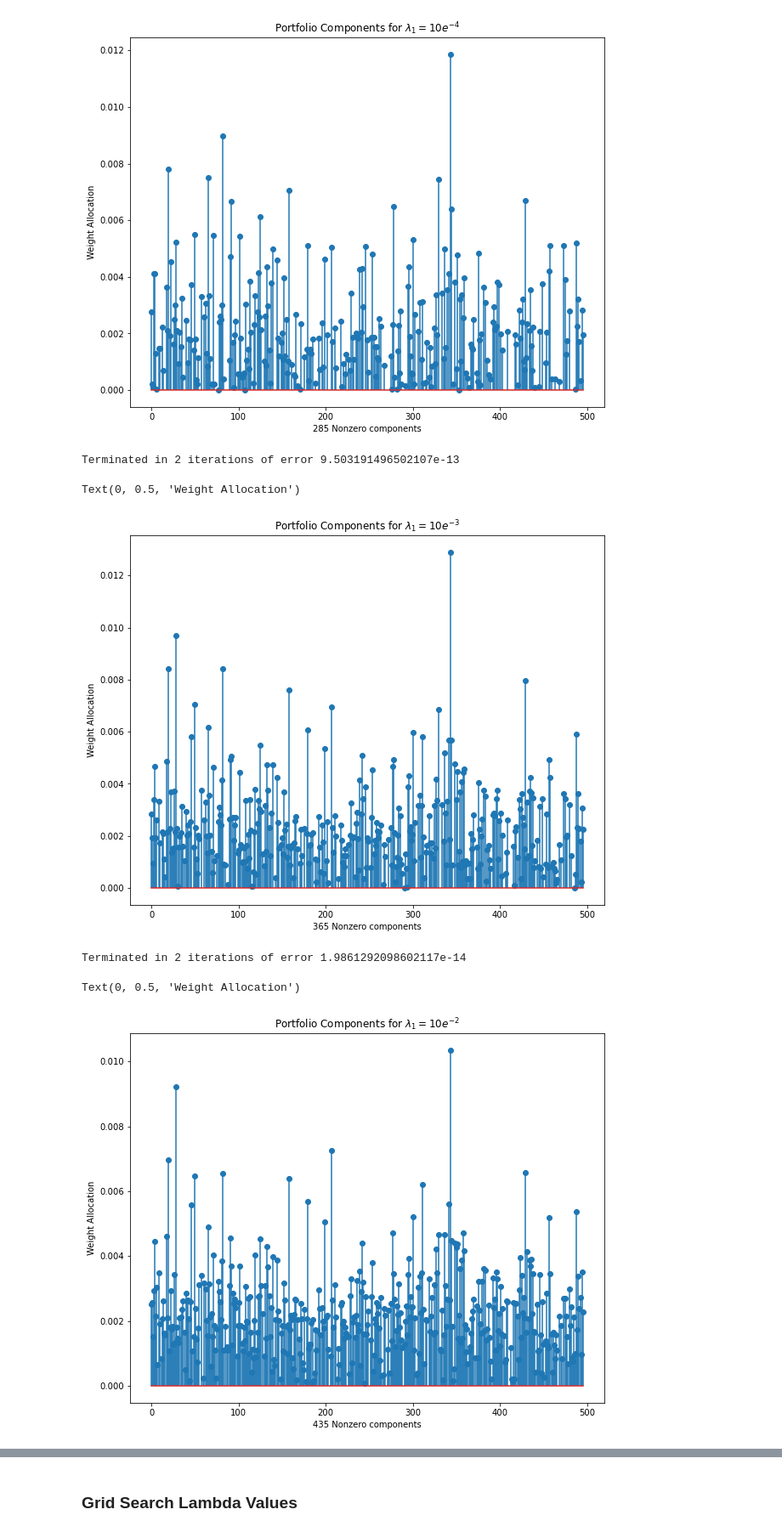
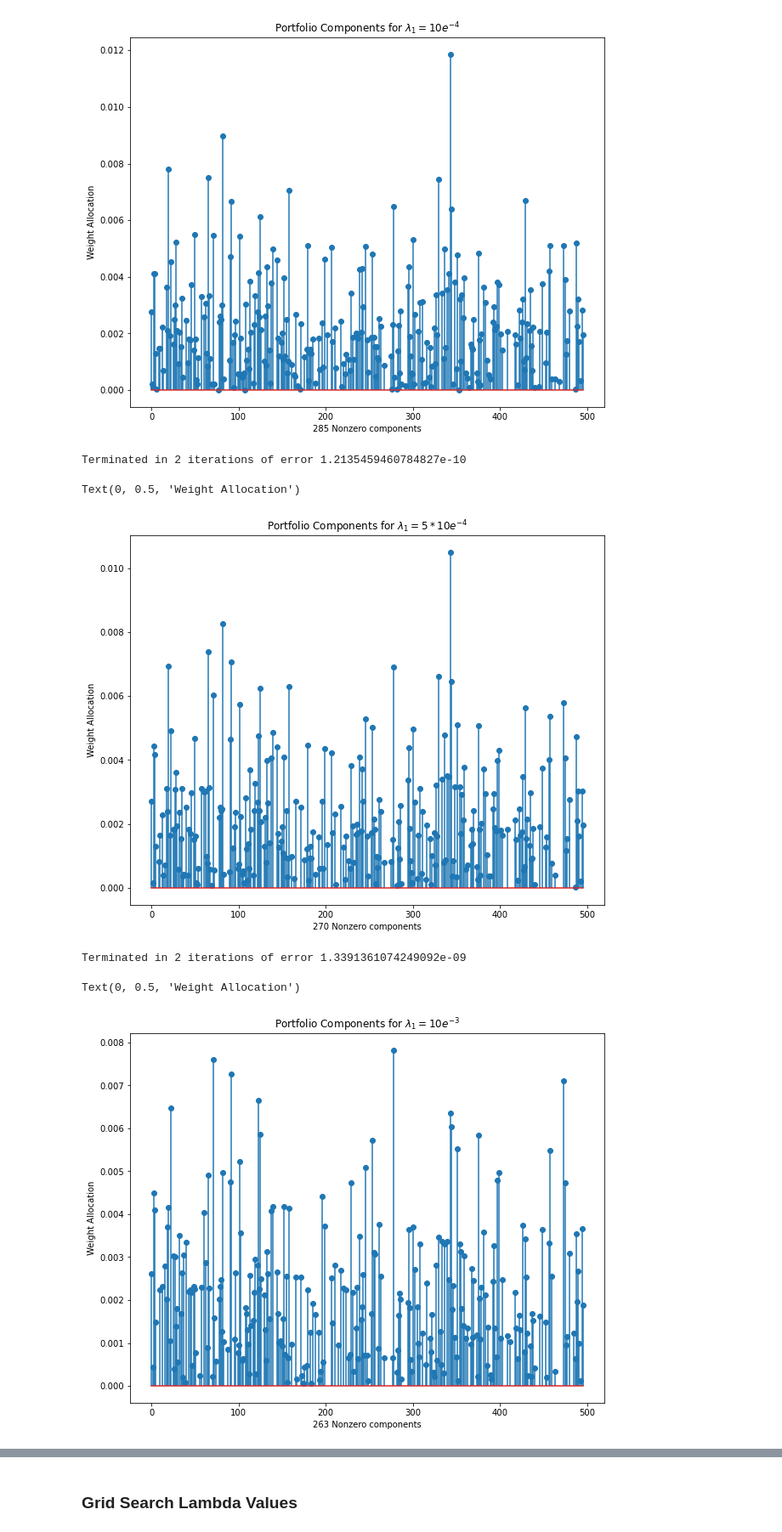
Before and after one commit to jasonbohne123/Split_Bregman_MPT, a Jupyter notebook: Split_Bregman_Portfolio.ipynb, the cells around one changed output, grey strips where cells are left out. Shown at 85% size. Cells and saved outputs as stored; diff of their text form; code cells hidden in the pictures.

Commit message:
new plots

```diff
--- a/Split_Bregman_Portfolio.ipynb
+++ b/Split_Bregman_Portfolio.ipynb
@@ -16,7 +16,7 @@ equity_data=pd.read_csv('equity_data_2019.csv')
 equity_data.index=equity_data['Date']
 equity_data=equity_data.drop(columns=['Date'])
 
-returns=equity_data.pct_change()
+returns=(equity_data/equity_data.shift(1))-1
 returns=returns.fillna(0)
 returns=returns.iloc[1:]
 frac=0.5
@@ -174,35 +174,35 @@ plt.ylabel("Weight Allocation")
 Text(0, 0.5, 'Weight Allocation')
 [figure]
 # %%
-lambda1=10e-3
+lambda1=5e-4
 w1,error1=split_bregman(returns_cov,returns_mean,lambda1=lambda1,tol=1e-8,maxiter=25,approach=2)
 # %% [output]
-Terminated in 2 iterations of error 9.503191496502107e-13
+Terminated in 2 iterations of error 1.2135459460784827e-10
 # %%
 nonzero_w1=np.where(w1>0)[0]
 
 fig,ax=plt.subplots(figsize=(10,8))
-plt.title("Portfolio Components for $\lambda_1=10e^{-3}$")
+plt.title("Portfolio Components for $\lambda_1=5*10e^{-4}$")
 ax.stem(nonzero_w1,w1[nonzero_w1])
 plt.xlabel(f"{len(nonzero_w1)} Nonzero components")
 plt.ylabel("Weight Allocation")
 # %% [output]
 Text(0, 0.5, 'Weight Allocation')
-[figure, old version]
+[figure, new version]
 # %%
-lambda1=10e-2
+lambda1=1e-4
 w2,error2=split_bregman(returns_cov,returns_mean,lambda1=lambda1,tol=1e-8,maxiter=25,approach=2)
 # %% [output]
-Terminated in 2 iterations of error 1.9861292098602117e-14
+Terminated in 2 iterations of error 1.3391361074249092e-09
 # %%
 nonzero_w2=np.where(w2>0)[0]
 
 fig,ax=plt.subplots(figsize=(10,8))
-plt.title("Portfolio Components for $\lambda_1=10e^{-2}$")
+plt.title("Portfolio Components for $\lambda_1=10e^{-3}$")
 ax.stem(nonzero_w2,w2[nonzero_w2])
 plt.xlabel(f"{len(nonzero_w2)} Nonzero components")
 plt.ylabel("Weight Allocation")
 # %% [output]
 Text(0, 0.5, 'Weight Allocation')
-[figure, old version]
+[figure, new version]
 # %%
```
Also changed, not shown: parts of 9 cells of this notebook.
